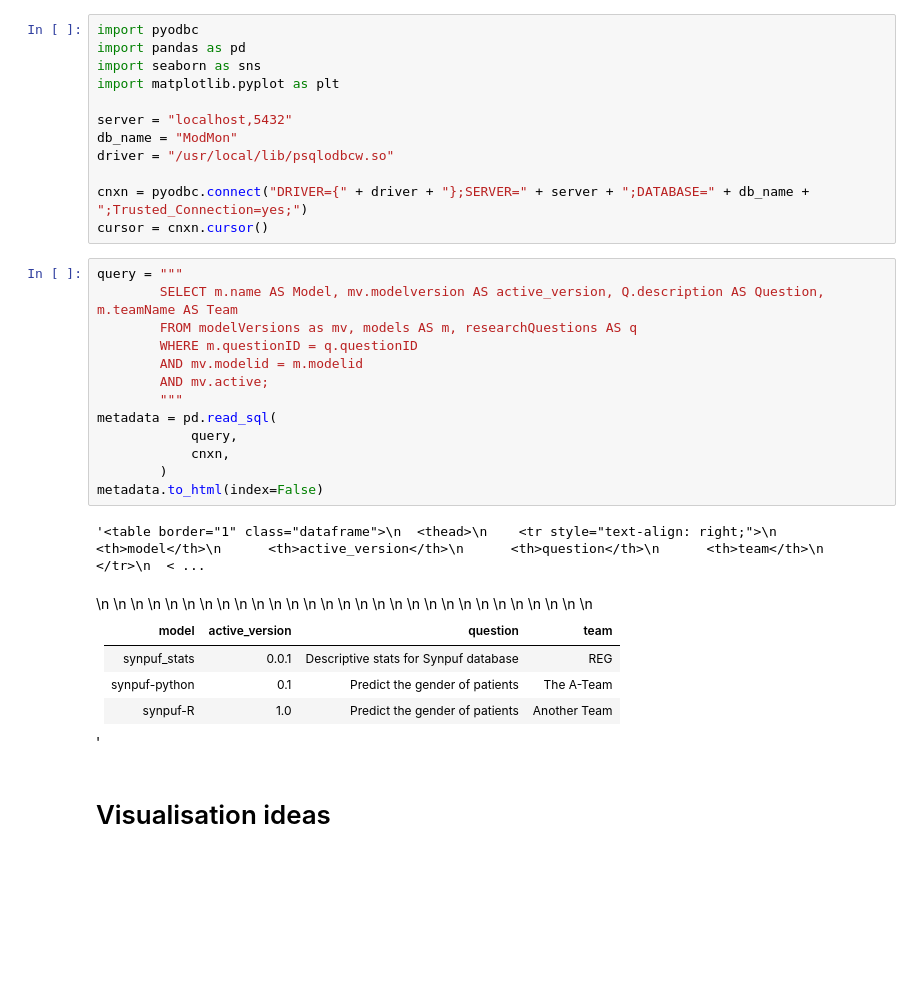
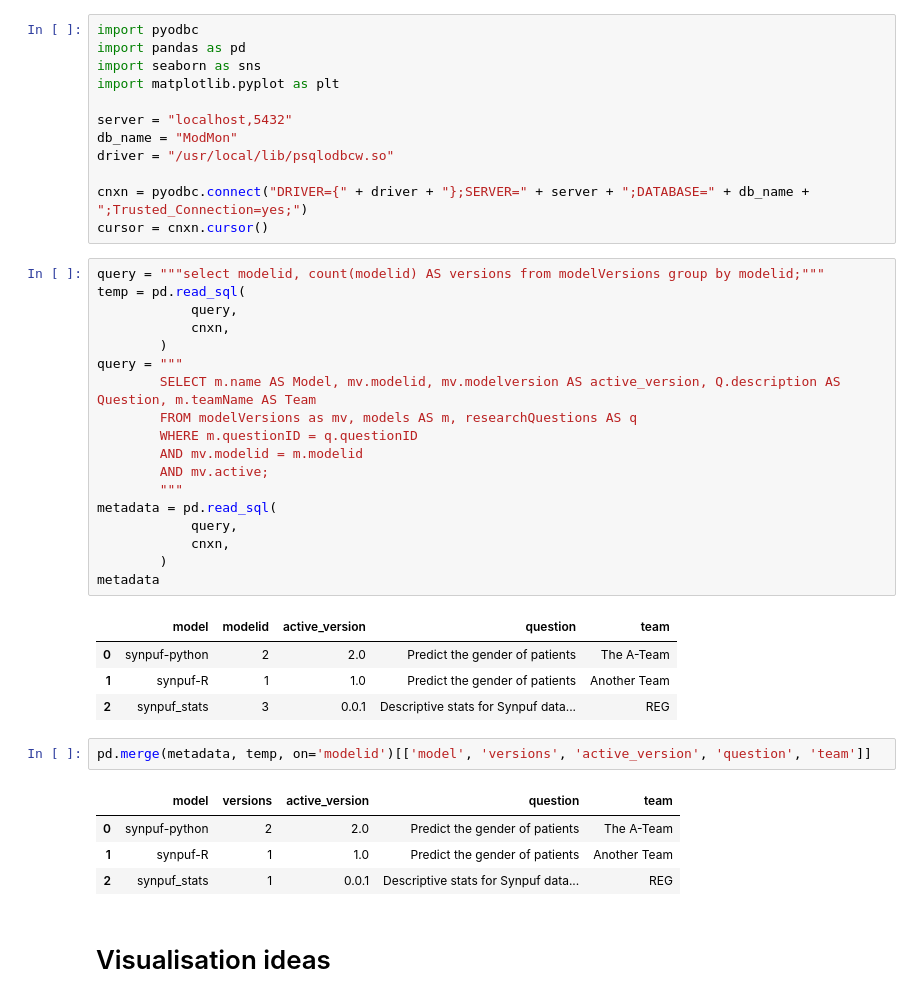
Before and after one commit to alan-turing-institute/ModMon, a Jupyter notebook: notebooks/Visualise model monitoring.ipynb, the cells around one changed output. Cells and saved outputs as stored; diff of their text form; blank space fills up the shorter version.

Commit message:
add num of model versions

```diff
--- a/notebooks/Visualise model monitoring.ipynb
+++ b/notebooks/Visualise model monitoring.ipynb
@@ -13,22 +13,35 @@ driver = "/usr/local/lib/psqlodbcw.so"
 cnxn = pyodbc.connect("DRIVER={" + driver + "};SERVER=" + server + ";DATABASE=" + db_name + ";Trusted_Connection=yes;")
 cursor = cnxn.cursor()
 # %%
+query = """select modelid, count(modelid) AS versions from modelVersions group by modelid;"""
+temp = pd.read_sql(
+            query,
+            cnxn,
+        )
 query = """
-        SELECT m.name AS Model, mv.modelversion AS active_version, Q.description AS Question, m.teamName AS Team
+        SELECT m.name AS Model, mv.modelid, mv.modelversion AS active_version, Q.description AS Question, m.teamName AS Team
         FROM modelVersions as mv, models AS m, researchQuestions AS q
         WHERE m.questionID = q.questionID
         AND mv.modelid = m.modelid
         AND mv.active;
         """
 metadata = pd.read_sql(
             query,
             cnxn,
         )
-metadata.to_html(index=False)
+metadata
 # %% [output]
-'<table border="1" class="dataframe">\n  <thead>\n    <tr style="text-align: right;">\n      <th>model</th>\n      <th>active_version</th>\n      <th>question</th>\n      <th>team</th>\n    </tr>\n  < ...
+|  | model | modelid | active_version | question | team |
+| 0 | synpuf-python | 2 | 2.0 | Predict the gender of patients | The A-Team |
+| 1 | synpuf-R | 1 | 1.0 | Predict the gender of patients | Another Team |
+| 2 | synpuf_stats | 3 | 0.0.1 | Descriptive stats for Synpuf data... | REG |
-# %% [markdown]
-<table border="1" class="dataframe">\n  <thead>\n    <tr style="text-align: right;">\n      <th>model</th>\n      <th>active_version</th>\n      <th>question</th>\n      <th>team</th>\n    </tr>\n  </thead>\n  <tbody>\n    <tr>\n      <td>synpuf_stats</td>\n      <td>0.0.1</td>\n      <td>Descriptive stats for Synpuf database</td>\n      <td>REG</td>\n    </tr>\n    <tr>\n      <td>synpuf-python</td>\n      <td>0.1</td>\n      <td>Predict the gender of patients</td>\n      <td>The A-Team</td>\n    </tr>\n    <tr>\n      <td>synpuf-R</td>\n      <td>1.0</td>\n      <td>Predict the gender of patients</td>\n      <td>Another Team</td>\n    </tr>\n  </tbody>\n</table>'
+# %%
+pd.merge(metadata, temp, on='modelid')[['model', 'versions', 'active_version', 'question', 'team']]
+# %% [output]
+|  | model | versions | active_version | question | team |
+| 0 | synpuf-python | 2 | 2.0 | Predict the gender of patients | The A-Team |
+| 1 | synpuf-R | 1 | 1.0 | Predict the gender of patients | Another Team |
+| 2 | synpuf_stats | 1 | 0.0.1 | Descriptive stats for Synpuf data... | REG |
 # %% [markdown]
 Visualisation ideas
 ==
```
Also changed, not shown: 1 other file.
